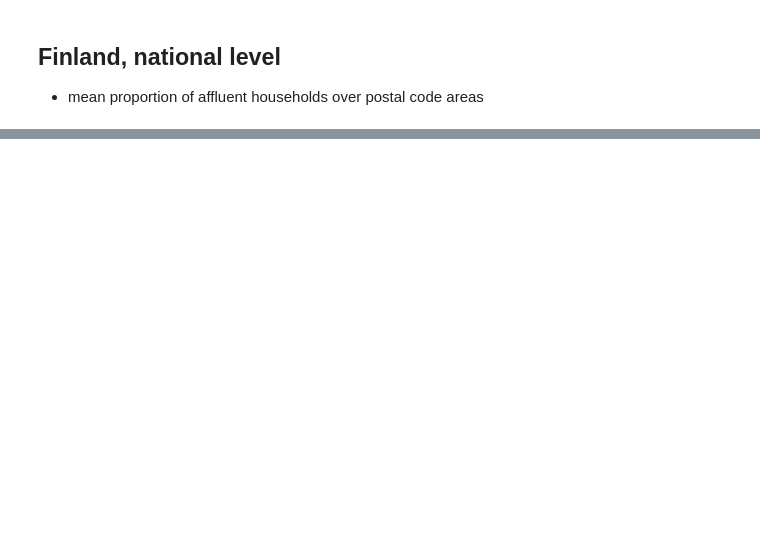
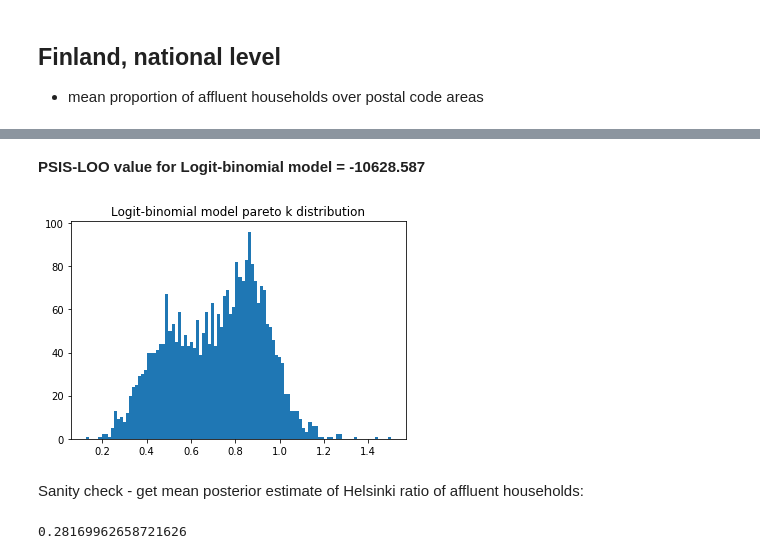
Before and after one commit to Manezki/Finland-Wealth-Segregation, a Jupyter notebook: notebooks/Postal code area segregation study II - RegionalComparison.ipynb, the cells around one changed output, grey strips where cells are left out. Drawn from its saved outputs; the diff is of its cells as text; code cells hidden in the pictures; blank space fills up the shorter version.

```diff
--- a/notebooks/Postal code area segregation study II - RegionalComparison.ipynb
+++ b/notebooks/Postal code area segregation study II - RegionalComparison.ipynb
@@ -312,6 +288,18 @@ Text(0.5, 1.0, 'Difference in mean proportion of affluent households, Espoo vs.
 # %%
 import psis
 loo, loos, ks = psis.psisloo(log_lik)
-plt.plot(ks)
-plt.title('Separate models pareto k plot')
-display(Markdown('**PSIS-LOO value for separate models = %.3f**' % loo) )
+#plt.scatter(range(len(ks)), ks)
+#plt.title('Logit-binomial model pareto k plot')
+display(Markdown('**PSIS-LOO value for Logit-binomial model  = %.3f**' % loo) )
+plt.hist(ks, bins=100)
+plt.title('Logit-binomial model pareto k distribution')
+plt.show()
+# %% [output]
+**PSIS-LOO value for Logit-binomial model  = -10628.587**
+[figure, added]
+# %% [markdown]
+Sanity check - get mean posterior estimate of Helsinki ratio of affluent households:
+# %%
+expit(np.array(eta)[:,(region_ix==1)].mean())
+# %% [output]
+0.28169962658721626
```
Also changed, not shown: parts of 15 cells of this notebook, 2 other files.
